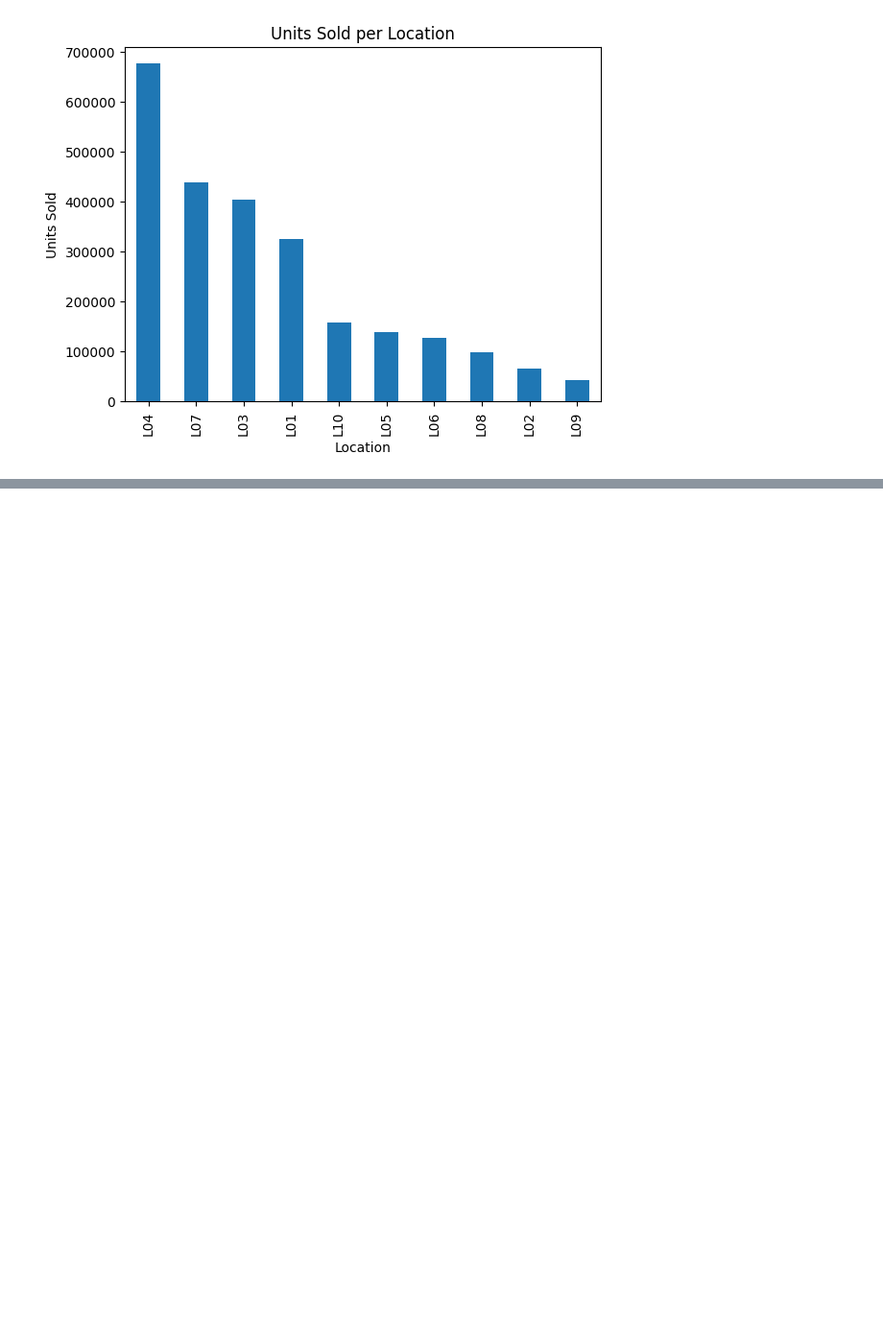
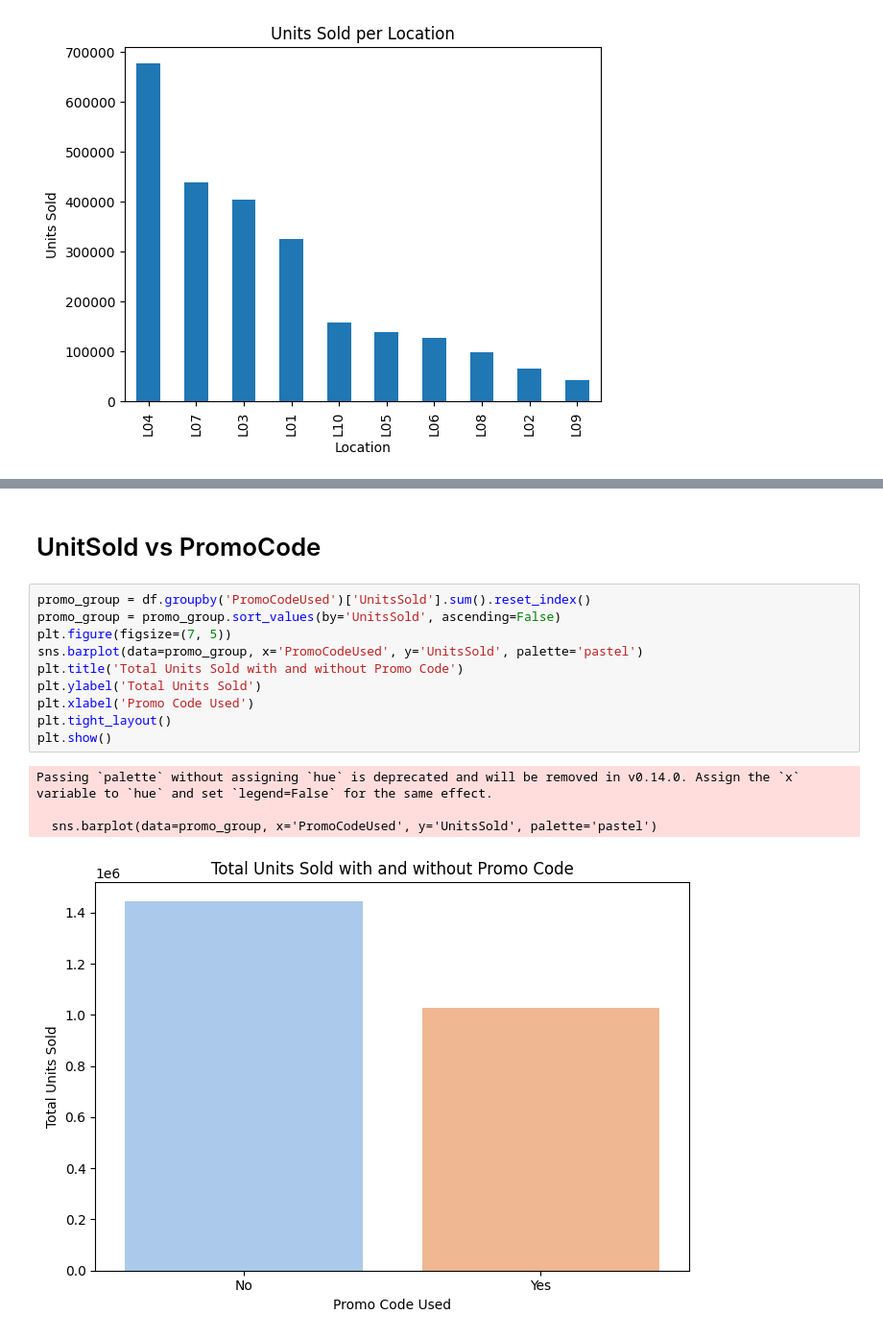
Before and after one commit to sachinn854/Product-Demand-Forecasting, a Jupyter notebook: EDA/sale_data.ipynb, the cells around one changed output, grey strips where cells are left out. Shown: that part at 96% size. Drawn from its saved outputs; the diff is of its cells as text; blank space fills up the shorter version.

```diff
--- a/EDA/sale_data.ipynb
+++ b/EDA/sale_data.ipynb
@@ -147,0 +174,17 @@ Name: UnitsSold, dtype: int64
+# %% [markdown]
+# UnitSold vs PromoCode
+# %%
+promo_group = df.groupby('PromoCodeUsed')['UnitsSold'].sum().reset_index()
+promo_group = promo_group.sort_values(by='UnitsSold', ascending=False)
+plt.figure(figsize=(7, 5))
+sns.barplot(data=promo_group, x='PromoCodeUsed', y='UnitsSold', palette='pastel')
+plt.title('Total Units Sold with and without Promo Code')
+plt.ylabel('Total Units Sold')
+plt.xlabel('Promo Code Used')
+plt.tight_layout()
+plt.show()
+# %% [output]
+Passing `palette` without assigning `hue` is deprecated and will be removed in v0.14.0. Assign the `x` variable to `hue` and set `legend=False` for the same effect.
+
+  sns.barplot(data=promo_group, x='PromoCodeUsed', y='UnitsSold', palette='pastel')
+[figure, added]
```
Also changed, not shown: parts of 35 cells of this notebook, 2 other files.
